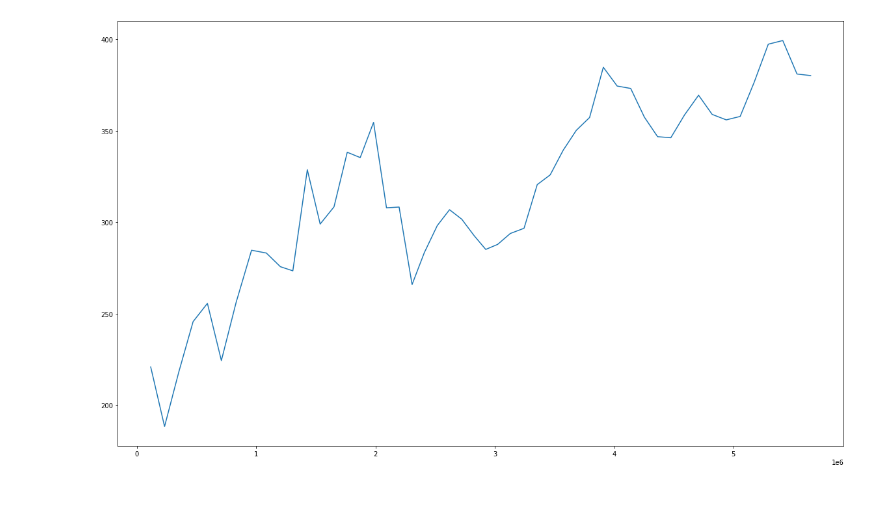
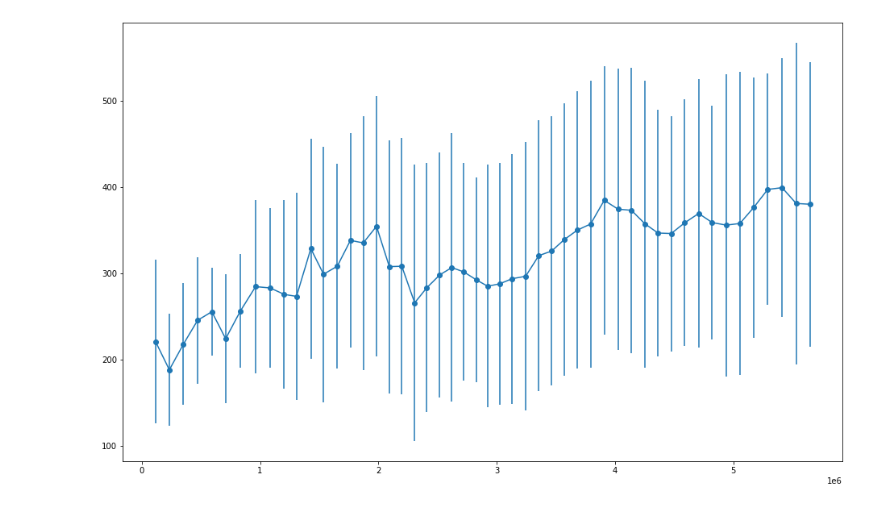
Before and after one commit to p-owens/ai, a Jupyter notebook: ppo/ppo_results.ipynb, the cells around one changed output. Saved outputs shown, nothing was run; the diff lists cells and outputs as text; code cells hidden in the pictures.

```diff
--- a/ppo/ppo_results.ipynb
+++ b/ppo/ppo_results.ipynb
@@ -80,10 +59,9 @@ pd.DataFrame(chunked_data)
-# %%
-# Display on the plot as epoch versus score
-
-#print(np_data[:,0])
-plt.figure(figsize = (20,12))
-plt.plot(chunked_data[:,0], chunked_data[:,1])
-plt.show()
-# %% [output]
-[figure, removed]
+# %%
+# Plotting the Score
+
+fig, ax = plt.subplots(figsize = (16,10))
+ax.errorbar(chunked_data[:,0], chunked_data[:,1], xerr=0, yerr=chunked_data[:,3], fmt='-o')
+plt.show()
+# %% [output]
+[figure, added]
 # %%
```
Also changed, not shown: parts of 6 cells of this notebook, 1 other file.
